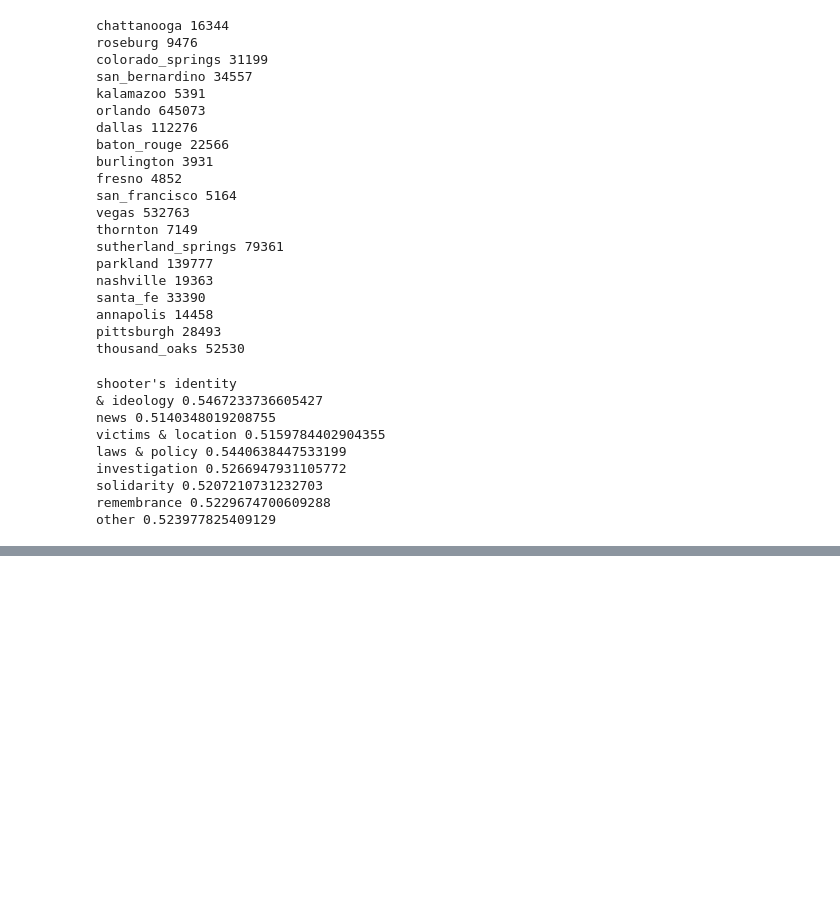
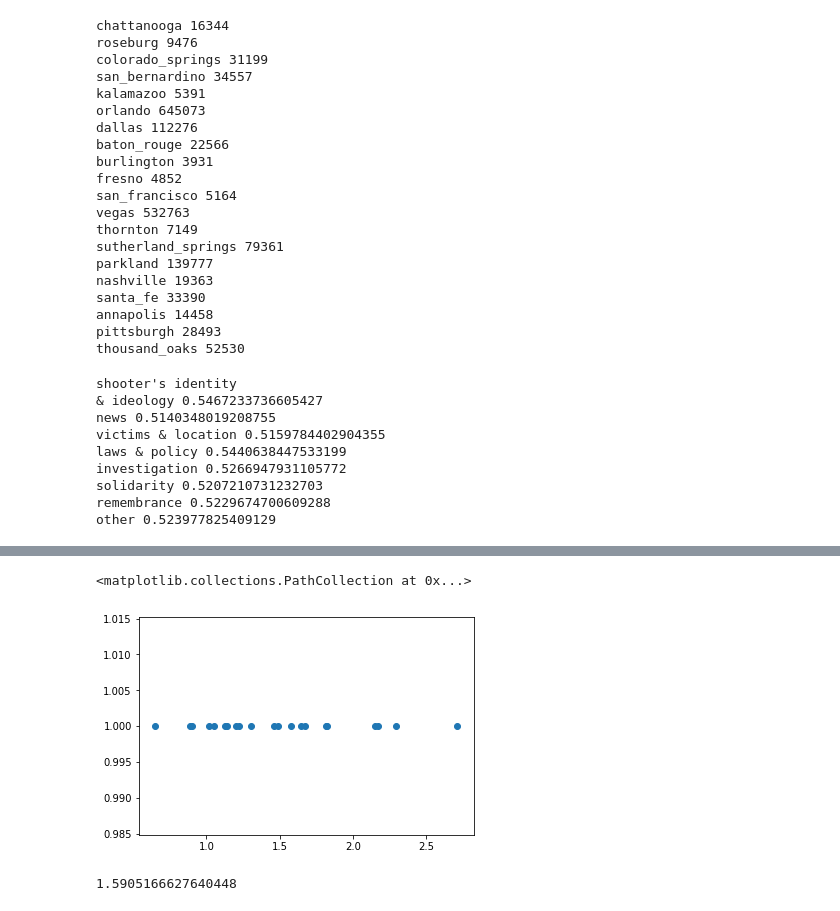
Before and after one commit to ddemszky/framing-twitter, a Jupyter notebook: polarization_measures/plot topic polarization.ipynb, the cells around one changed output, grey strips where cells are left out. Saved outputs shown, nothing was run; the diff lists cells and outputs as text; code cells hidden in the pictures; blank space fills up the shorter version.

```diff
--- a/polarization_measures/plot topic polarization.ipynb
+++ b/polarization_measures/plot topic polarization.ipynb
@@ -353,0 +356,15 @@ other 0.523977825409129
+# %%
+dem_data = {}
+rep_data = {}
+event_weights = {}
+for event in events:
+    try:
+        data = pd.read_csv(TWEET_DIR + event + '/' + event + '.csv', sep='\t', lineterminator='\n',
+                       usecols=['user_screen_name', 'text', 'id', 'dem_follows', 'rep_follows', 'followers_count'])
+        data = get_cluster_assignments(event, data, cluster_method)
+        dem, rep = split_party(data)
+        dem_data[event] = dem
+        rep_data[event] = rep
+        event_weights[event] = len(dem) + len(rep)
+    except:
+        continue
@@ -353,0 +375,4 @@ other 0.523977825409129
+# %%
+def filter_data(data):
+    data = data[~data['user_screen_name'].str.contains(r'fox|news', case=False) & ~data['text'].str.contains(r'fox', case=False)]
+    return data
@@ -353,0 +445,20 @@ other 0.523977825409129
+# %%
+vals = []
+weights = []
+for e, dem in dem_data.items():
+    print(e)
+    rep = rep_data[e]
+    dem = filter_data(dem)
+    rep = filter_data(rep)
+    dem_t = get_topics(dem)
+    rep_t = get_topics(rep)
+    dem_odds = len(dem_t) / (len(dem) - len(dem_t))
+    rep_odds = len(rep_t) / (len(rep) - len(rep_t))
+    print(rep_odds / dem_odds)
+    vals.append(rep_odds / dem_odds)
+    weights.append(len(rep) + len(dem))
+
+    #print(t['isrep'].sum() / total)
+    #print(t['user_screen_name'].str.contains('fox', case=False).sum() / total)
+
+    #print(t.sample(10))
@@ -353,0 +483,9 @@ other 0.523977825409129
+# %%
+plt.scatter(vals, len(vals) * [1])
+# %% [output]
+<matplotlib.collections.PathCollection at 0x...>
+[figure, added]
+# %%
+np.average(vals, weights=weights)
+# %% [output]
+1.5905166627640448
```
Also changed, not shown: parts of 11 cells of this notebook, 7 other files.
